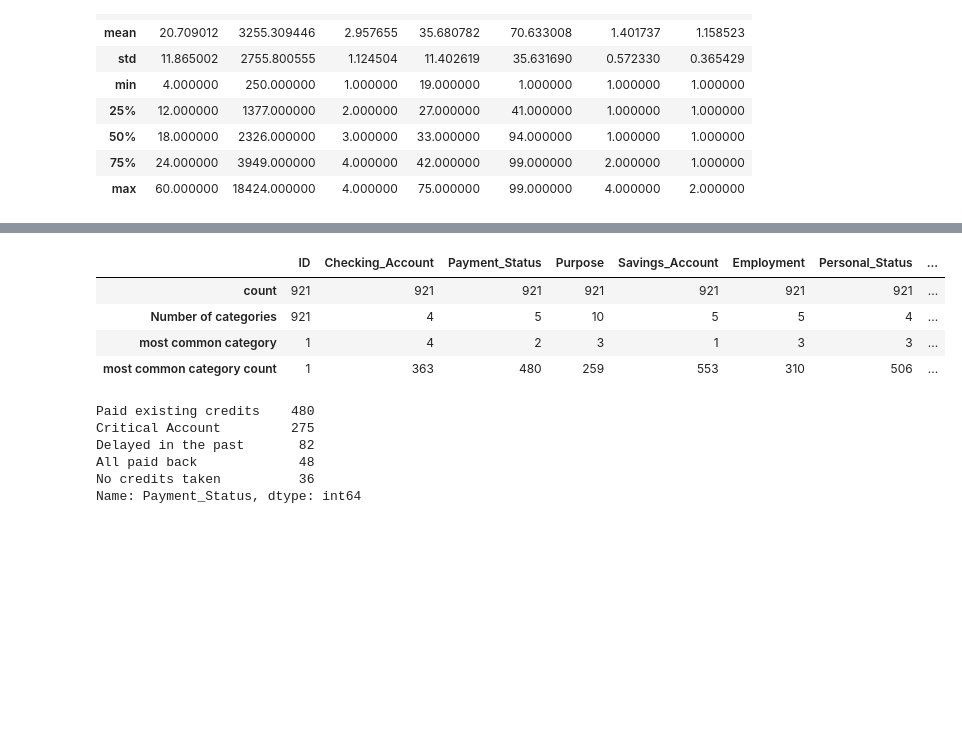
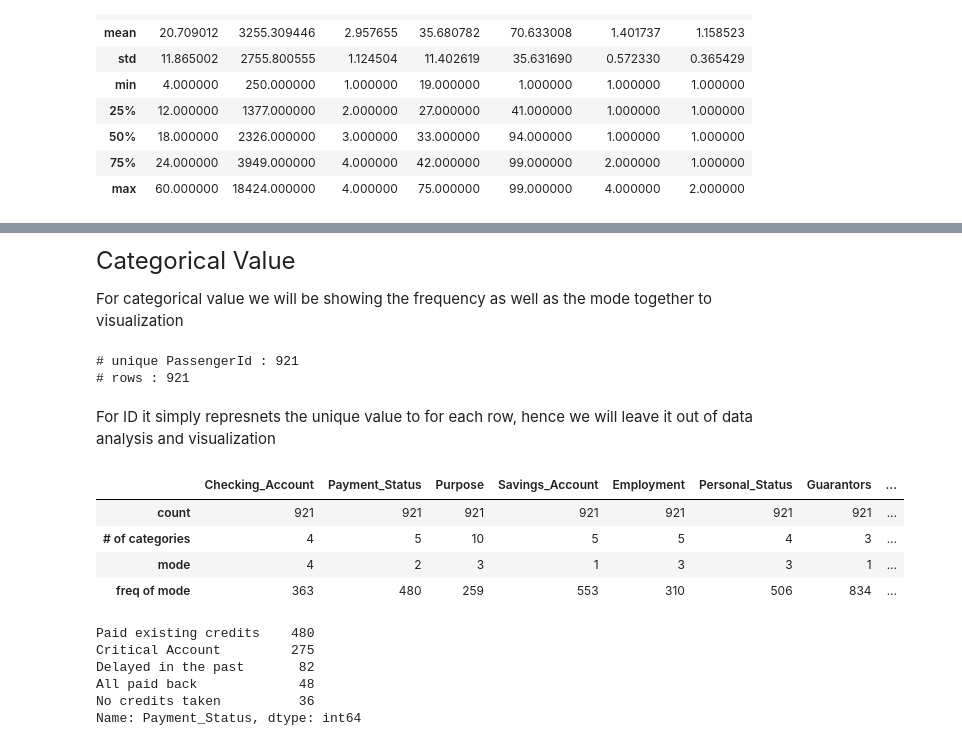
Before and after one commit to Bk49/CS105-Project, a Jupyter notebook: CS105 Project Submission Part I 2023.ipynb, the cells around one changed output, grey strips where cells are left out. Drawn from its saved outputs; the diff is of its cells as text; code cells hidden in the pictures; blank space fills up the shorter version.

```diff
--- a/CS105 Project Submission Part I 2023.ipynb
+++ b/CS105 Project Submission Part I 2023.ipynb
@@ -692,15 +768,32 @@ plt.show()
+# %% [markdown]
+<font size="5">Categorical Value</font>
+
+For categorical value we will be showing the frequency as well as the mode together to visualization
+# %%
+unique_count = df["ID"].nunique()
+n_rows, n_cols = df.shape
+print(f"# unique PassengerId : {unique_count}")
+print(f"# rows : {n_rows}")
+# %% [output]
+# unique PassengerId : 921
+# rows : 921
+# %% [markdown]
+For ID it simply represnets the unique value to for each row, hence we will leave it out of data analysis and visualization
 # %%
-df[["ID","Checking_Account","Payment_Status","Purpose","Savings_Account","Employment","Personal_Status","Guarantors","Residence_Length","Assets","Existing_Credits","Housing_Type","Occupation","Telephone","Foreign_Worker","Approval"]].describe().rename({
-    'unique':'Number of categories',
-    'top': 'most common category',
-    'freq': 'most common category count'
+df_cat = df[["Checking_Account", "Payment_Status", "Purpose", "Savings_Account", "Employment", "Personal_Status", "Guarantors",
+             "Residence_Length", "Assets", "Existing_Credits", "Housing_Type", "Occupation", "Telephone", "Foreign_Worker", "Approval"]]
+
+df_cat.describe().rename({
+    'unique':'# of categories',
+    'top': 'mode',
+    'freq': 'freq of mode'
 })
 # %% [output]
-|  | ID | Checking_Account | Payment_Status | Purpose | Savings_Account | Employment | Personal_Status | ... |
+|  | Checking_Account | Payment_Status | Purpose | Savings_Account | Employment | Personal_Status | Guarantors | ... |
 | count | 921 | 921 | 921 | 921 | 921 | 921 | 921 | ... |
-| Number of categories | 921 | 4 | 5 | 10 | 5 | 5 | 4 | ... |
-| most common category | 1 | 4 | 2 | 3 | 1 | 3 | 3 | ... |
-| most common category count | 1 | 363 | 480 | 259 | 553 | 310 | 506 | ... |
+| # of categories | 4 | 5 | 10 | 5 | 5 | 4 | 3 | ... |
+| mode | 4 | 2 | 3 | 1 | 3 | 3 | 1 | ... |
+| freq of mode | 363 | 480 | 259 | 553 | 310 | 506 | 834 | ... |
 # %%
 payment_status_data = df["Payment_Status"].value_counts()
 payment_status_data = payment_status_data.rename(index={
```
Also changed, not shown: parts of 20 cells of this notebook.
